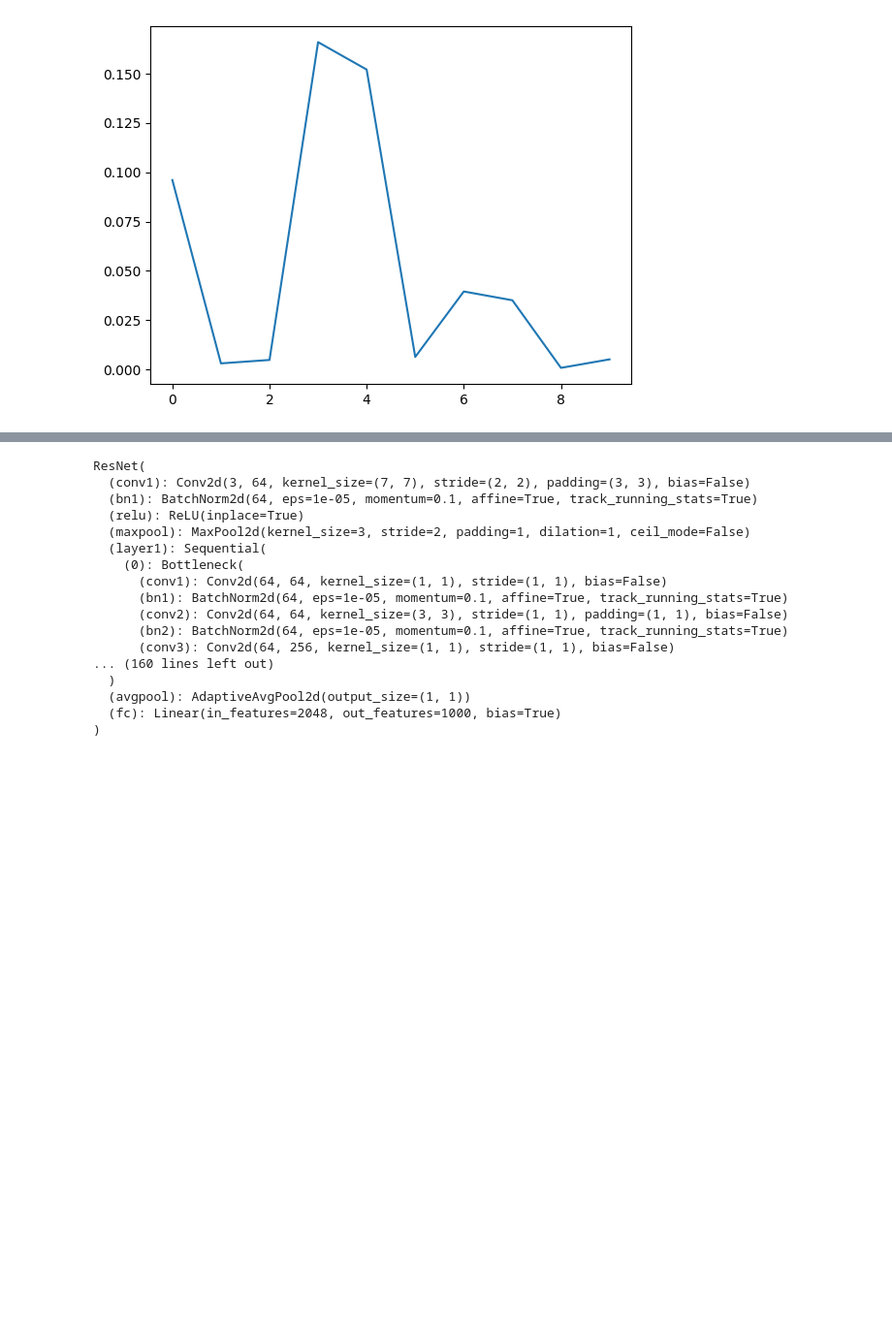
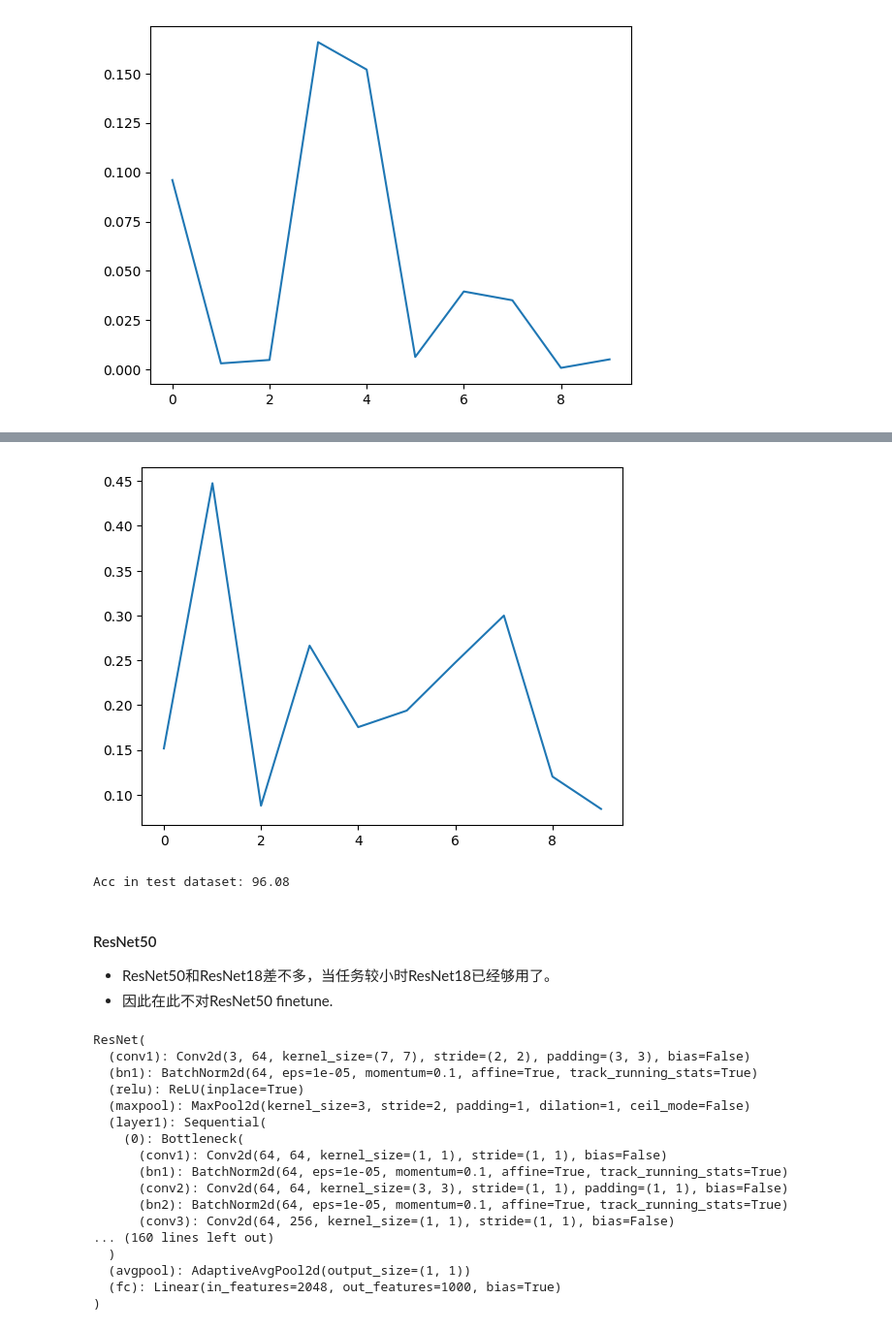
Before and after one commit to RuiNov1st/InternWork, a Jupyter notebook: MNIST.ipynb, the cells around one changed output, grey strips where cells are left out. Shown: that part at 97% size. Cells and saved outputs as stored; diff of their text form; code cells hidden in the pictures; blank space fills up the shorter version.

```diff
--- a/MNIST.ipynb
+++ b/MNIST.ipynb
@@ -232,2 +243,8 @@ def get_dataloader(train_dataset,test_dataset):
                                 shuffle=True)
     return train_dataloader,test_dataloader
+# %%
+# ResNet18
+resnet18 = models.resnet18()
+resnet18_weights = torch.load('./weights/resnet18-f37072fd.pth')
+resnet18.load_state_dict(resnet18_weights)
+resnet18.eval()
@@ -233,0 +269,6 @@ def get_dataloader(train_dataset,test_dataset):
+# %%
+# # 第一种方法：直接修改
+# modify parameter:
+# fc output(原)：1000 -> 10
+resnet18_fc_features = resnet18.fc.in_features
+resnet18.fc = torch.nn.modules.Linear(resnet18_fc_features,10)
@@ -233,0 +315,5 @@ def get_dataloader(train_dataset,test_dataset):
+# %%
+# preprcossed:
+resnet18_trans = models.ResNet18_Weights.DEFAULT.transforms()
+train_dataset,test_dataset = get_MNIST(resnet18_trans)
+train_dataloader,test_dataloader = get_dataloader(train_dataset,test_dataset)
@@ -233,0 +370,4 @@ def get_dataloader(train_dataset,test_dataset):
+# %%
+ResNet18_model_path = './weights/checkpoints/Resnet18_ft.pth'
+finetune(resnet18,train_dataloader,ResNet18_model_path)
+# %% [output]
@@ -233,0 +385 @@ def get_dataloader(train_dataset,test_dataset):
+[figure, added]
@@ -234,2 +406,11 @@ def get_dataloader(train_dataset,test_dataset):
+# %%
+model_ft = torch.load(ResNet18_model_path)
+predict(model_ft)
+# %% [output]
+Acc in test dataset: 96.08
+# %% [markdown]
+#### ResNet50
+- ResNet50和ResNet18差不多，当任务较小时ResNet18已经够用了。
+- 因此在此不对ResNet50 finetune.
 # %%
 # ResNet50
```
Also changed, not shown: parts of 29 cells of this notebook, 2 other files.
